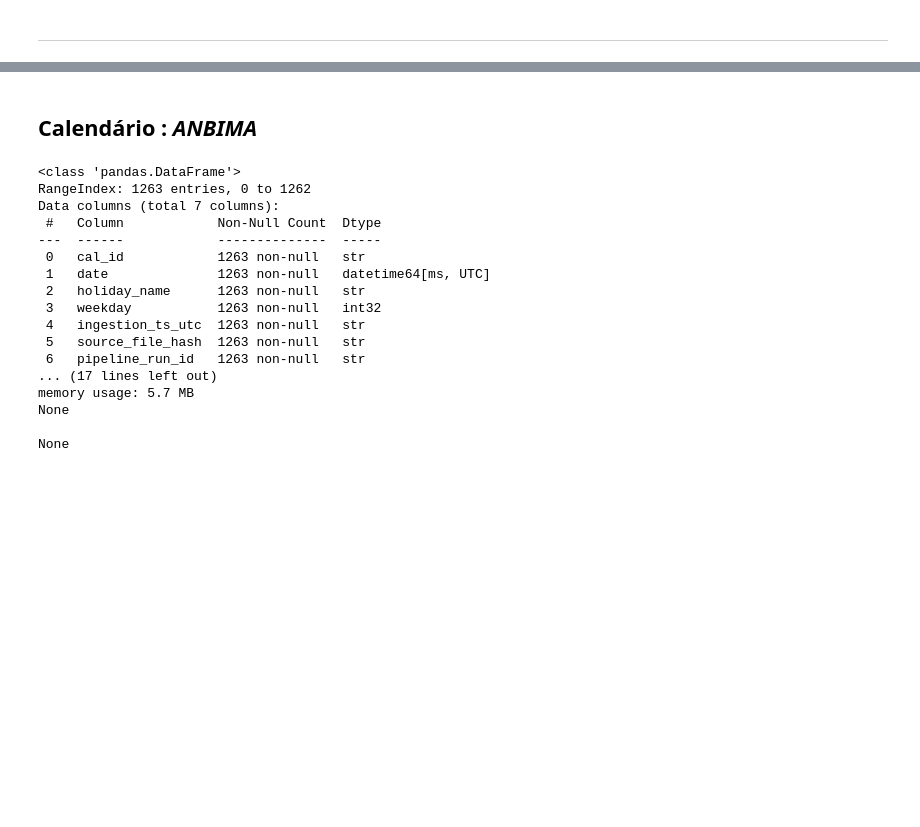
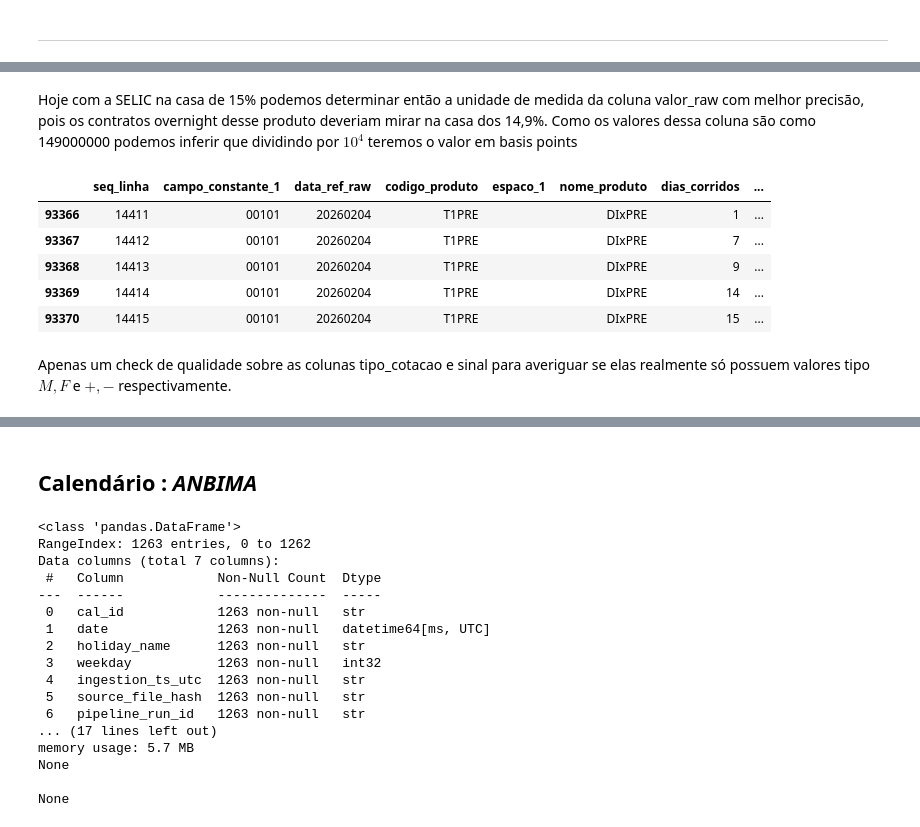
Before and after one commit to JuanRocha01/ML-ETTJ26, a Jupyter notebook: study/trusted.ipynb, the cells around one changed output, grey strips where cells are left out. Saved outputs shown, nothing was run; the diff lists cells and outputs as text; code cells hidden in the pictures; blank space fills up the shorter version.

```diff
--- a/study/trusted.ipynb
+++ b/study/trusted.ipynb
@@ -1302,0 +1321,38 @@ Length: 19, dtype: datetime64[us, UTC]
+# %%
+from pathlib import Path
+import zipfile
+import io
+import pandas as pd
+
+def read_embedded_txt_from_ex_(zip_path: Path, encoding="cp1252"):
+    with zipfile.ZipFile(zip_path) as outer:
+        ex_name = outer.namelist()[0]
+        ex_bytes = outer.read(ex_name)
+
+    start = ex_bytes.find(b"PK\x03\x04")
+    if start == -1:
+        raise ValueError(f"ZIP interno nao encontrado em {zip_path.name}")
+
+    with zipfile.ZipFile(io.BytesIO(ex_bytes[start:])) as inner:
+        inner_name = inner.namelist()[0]
+        raw = inner.read(inner_name)
+
+    text = raw.decode(encoding)
+    return ex_name, inner_name, text
+
+for zp in zip_path:
+    ex_name, inner_name, text = read_embedded_txt_from_ex_(zp)
+    lines = text.splitlines()
+    print("-" * 100)
+    print(f"\nArquivo externo: {zp.name}")
+    print(f"Arquivo .ex_:   {ex_name}")
+    print(f"Arquivo interno:{inner_name}")
+    print(f"Linhas:         {len(lines):,}")
+    print(f"Tamanho linha:  {len(lines[0]) if lines else 'n/a'}")
+
+    print("\nPrimeiras e Últimas linhas:")
+    n = 15
+    for i, line in enumerate(lines[:n], start=1):
+        print(f"{i:>2}:\t {repr(line)}")
+    for i, line in enumerate(lines[-n:], start=len(lines)-n+1):
+        print(f"{i:>2}:\t {repr(line)}")
@@ -1302,0 +1547,14 @@ Length: 19, dtype: datetime64[us, UTC]
+# %% [markdown]
+Hoje com a SELIC na casa de 15% podemos determinar então a unidade de medida da coluna valor_raw com melhor precisão, pois os contratos overnight desse produto deveriam mirar na casa dos 14,9%. Como os valores dessa coluna são como 149000000 podemos inferir que dividindo por $10^4$ teremos o valor em basis points
+# %%
+ddd = swaps_df[swaps_df["data_ref"]=="20260204"]
+ddd[ddd["codigo_produto"]=="T1PRE"].head()
+# %% [output]
+|  | seq_linha | campo_constante_1 | data_ref_raw | codigo_produto | espaco_1 | nome_produto | dias_corridos | ... |
+| 93366 | 14411 | 00101 | 20260204 | T1PRE |  | DIxPRE | 1 | ... |
+| 93367 | 14412 | 00101 | 20260204 | T1PRE |  | DIxPRE | 7 | ... |
+| 93368 | 14413 | 00101 | 20260204 | T1PRE |  | DIxPRE | 9 | ... |
+| 93369 | 14414 | 00101 | 20260204 | T1PRE |  | DIxPRE | 14 | ... |
+| 93370 | 14415 | 00101 | 20260204 | T1PRE |  | DIxPRE | 15 | ... |
+# %% [markdown]
+Apenas um check de qualidade sobre as colunas tipo_cotacao e sinal para averiguar se elas realmente só possuem valores tipo ${M,F}$ e ${+,-}$ respectivamente.
```
Also changed, not shown: parts of 44 cells of this notebook, 15 other files.
